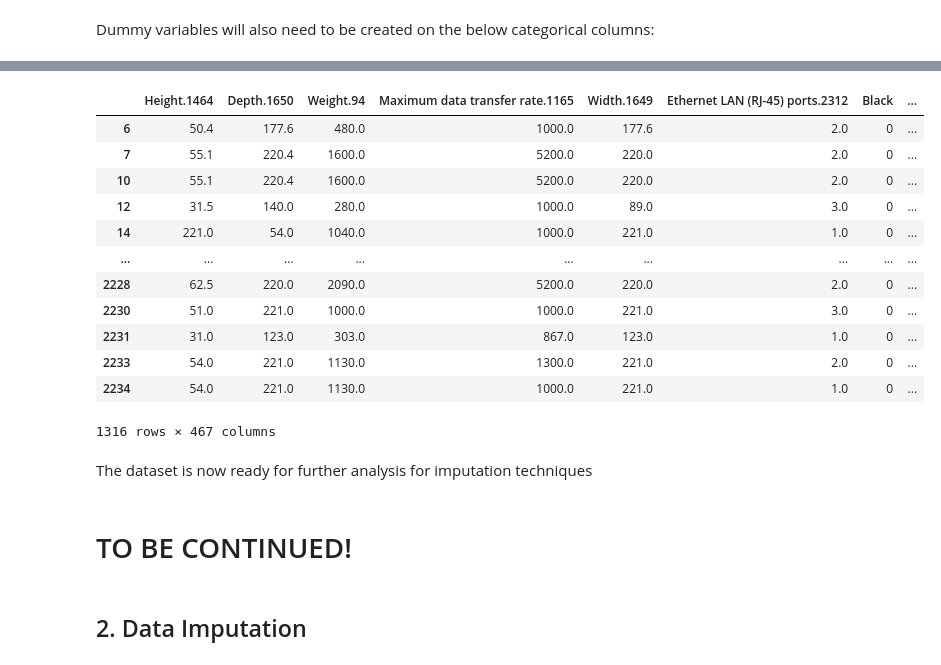
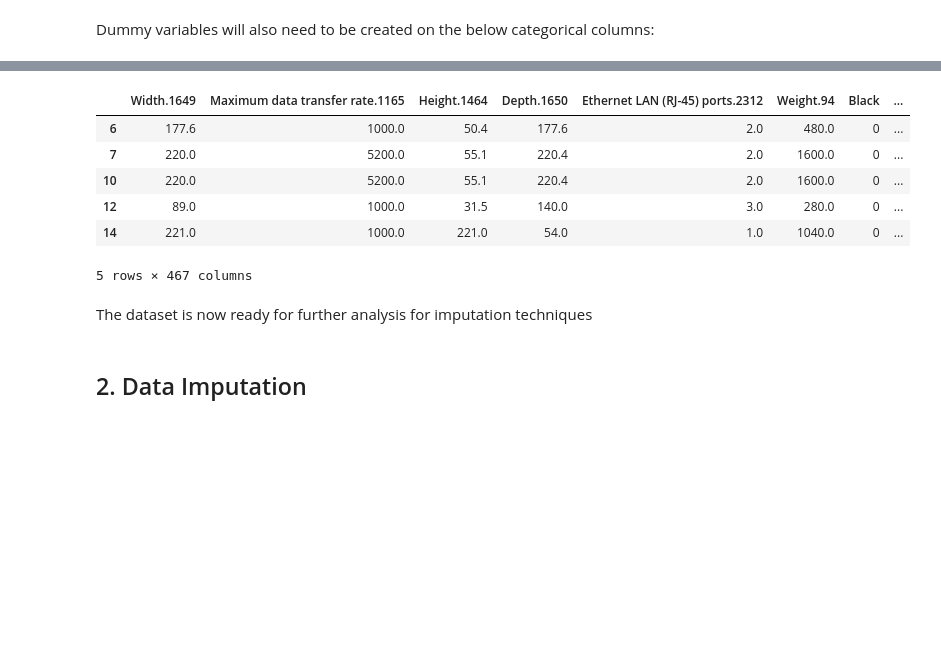
Before and after one commit to bigarabuza/StiboSystems, a Jupyter notebook: IceCat Full/analysis_ice_cat_full.ipynb, the cells around one changed output, grey strips where cells are left out. Saved outputs shown, nothing was run; the diff lists cells and outputs as text; code cells hidden in the pictures; blank space fills up the shorter version.

```diff
--- a/IceCat Full/analysis_ice_cat_full.ipynb
+++ b/IceCat Full/analysis_ice_cat_full.ipynb
@@ -226,23 +239,15 @@ xgdata_final = pd.concat([xgdata,
 # %%
-xgdata_final
+xgdata_final.head()
 # %% [output]
-|  | Height.1464 | Depth.1650 | Weight.94 | Maximum data transfer rate.1165 | Width.1649 | Ethernet LAN (RJ-45) ports.2312 | Black | ... |
-| 6 | 50.4 | 177.6 | 480.0 | 1000.0 | 177.6 | 2.0 | 0 | ... |
-| 7 | 55.1 | 220.4 | 1600.0 | 5200.0 | 220.0 | 2.0 | 0 | ... |
-| 10 | 55.1 | 220.4 | 1600.0 | 5200.0 | 220.0 | 2.0 | 0 | ... |
-| 12 | 31.5 | 140.0 | 280.0 | 1000.0 | 89.0 | 3.0 | 0 | ... |
-| 14 | 221.0 | 54.0 | 1040.0 | 1000.0 | 221.0 | 1.0 | 0 | ... |
-| ... | ... | ... | ... | ... | ... | ... | ... | ... |
-| 2228 | 62.5 | 220.0 | 2090.0 | 5200.0 | 220.0 | 2.0 | 0 | ... |
-| 2230 | 51.0 | 221.0 | 1000.0 | 1000.0 | 221.0 | 3.0 | 0 | ... |
-| 2231 | 31.0 | 123.0 | 303.0 | 867.0 | 123.0 | 1.0 | 0 | ... |
-| 2233 | 54.0 | 221.0 | 1130.0 | 1300.0 | 221.0 | 2.0 | 0 | ... |
-| 2234 | 54.0 | 221.0 | 1130.0 | 1000.0 | 221.0 | 1.0 | 0 | ... |
+|  | Width.1649 | Maximum data transfer rate.1165 | Height.1464 | Depth.1650 | Ethernet LAN (RJ-45) ports.2312 | Weight.94 | Black | ... |
+| 6 | 177.6 | 1000.0 | 50.4 | 177.6 | 2.0 | 480.0 | 0 | ... |
+| 7 | 220.0 | 5200.0 | 55.1 | 220.4 | 2.0 | 1600.0 | 0 | ... |
+| 10 | 220.0 | 5200.0 | 55.1 | 220.4 | 2.0 | 1600.0 | 0 | ... |
+| 12 | 89.0 | 1000.0 | 31.5 | 140.0 | 3.0 | 280.0 | 0 | ... |
+| 14 | 221.0 | 1000.0 | 221.0 | 54.0 | 1.0 | 1040.0 | 0 | ... |
-1316 rows × 467 columns
+5 rows × 467 columns
 # %% [markdown]
 The dataset is now ready for further analysis for imputation techniques
-# %% [markdown]
-# TO BE CONTINUED!
 # %% [markdown]
 ## 2. Data Imputation
 # %% [markdown]
```
Also changed, not shown: parts of 19 cells of this notebook, 1 other file.
